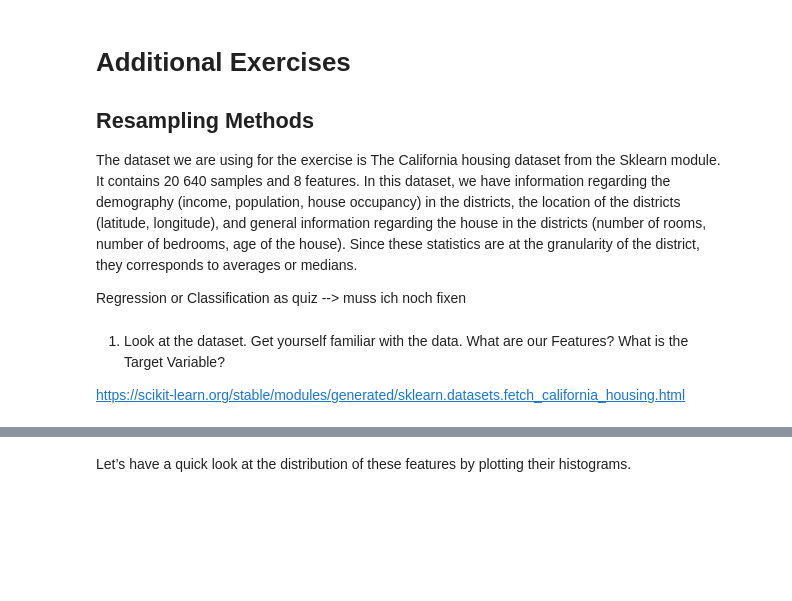
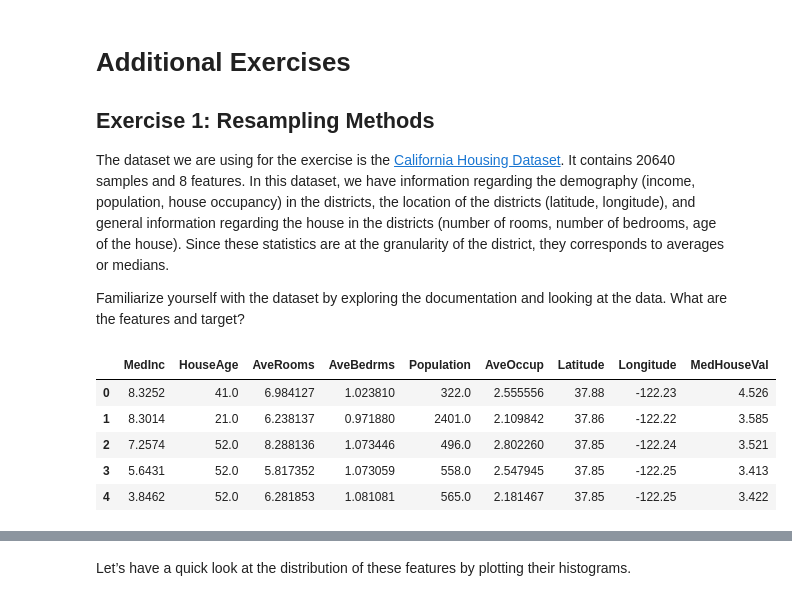
Before and after one commit to mibur1/psy112, a Jupyter notebook: book/1_basics/Exercises.ipynb, the cells around one changed output, grey strips where cells are left out. Drawn from its saved outputs; the diff is of its cells as text; code cells hidden in the pictures; blank space fills up the shorter version.

Commit message:
updated exercises

```diff
--- a/book/1_basics/Exercises.ipynb
+++ b/book/1_basics/Exercises.ipynb
@@ -1,11 +1,22 @@
 # %% [markdown]
 # <i class="fa-solid fa-dumbbell"></i> Additional Exercises
 
-## Resampling Methods
+## Exercise 1: Resampling Methods
 
-The dataset we are using for the exercise is The California housing dataset from the Sklearn module. It contains 20 640 samples and 8 features. In this dataset, we have information regarding the demography (income, population, house occupancy) in the districts, the location of the districts (latitude, longitude), and general information regarding the house in the districts (number of rooms, number of bedrooms, age of the house). Since these statistics are at the granularity of the district, they corresponds to averages or medians.
+The dataset we are using for the exercise is the [California Housing Dataset](https://scikit-learn.org/stable/modules/generated/sklearn.datasets.fetch_california_housing.html). It contains 20640 samples and 8 features. In this dataset, we have information regarding the demography (income, population, house occupancy) in the districts, the location of the districts (latitude, longitude), and general information regarding the house in the districts (number of rooms, number of bedrooms, age of the house). Since these statistics are at the granularity of the district, they corresponds to averages or medians.
 
-Regression or Classification as quiz --> muss ich noch fixen
+Familiarize yourself with the dataset by exploring the documentation and looking at the data. What are the features and target?
 # %%
 from sklearn.datasets import fetch_california_housing
+
 data = fetch_california_housing(as_frame=True)
+df = data.frame
+
+df.head()
+# %% [output]
+|  | MedInc | HouseAge | AveRooms | AveBedrms | Population | AveOccup | Latitude | Longitude | MedHouseVal |
+| 0 | 8.3252 | 41.0 | 6.984127 | 1.023810 | 322.0 | 2.555556 | 37.88 | -122.23 | 4.526 |
+| 1 | 8.3014 | 21.0 | 6.238137 | 0.971880 | 2401.0 | 2.109842 | 37.86 | -122.22 | 3.585 |
+| 2 | 7.2574 | 52.0 | 8.288136 | 1.073446 | 496.0 | 2.802260 | 37.85 | -122.24 | 3.521 |
+| 3 | 5.6431 | 52.0 | 5.817352 | 1.073059 | 558.0 | 2.547945 | 37.85 | -122.25 | 3.413 |
+| 4 | 3.8462 | 52.0 | 6.281853 | 1.081081 | 565.0 | 2.181467 | 37.85 | -122.25 | 3.422 |
@@ -15,4 +22,0 @@ data = fetch_california_housing(as_frame=True)
-# %% [markdown]
-1. Look at the dataset. Get yourself familiar with the data. What are our Features? What is the Target Variable?
-
-https://scikit-learn.org/stable/modules/generated/sklearn.datasets.fetch_california_housing.html
```
Also changed, not shown: parts of 13 cells of this notebook, 2 other files.
